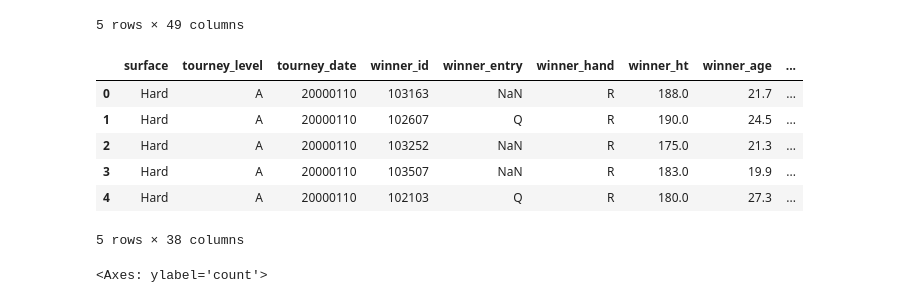
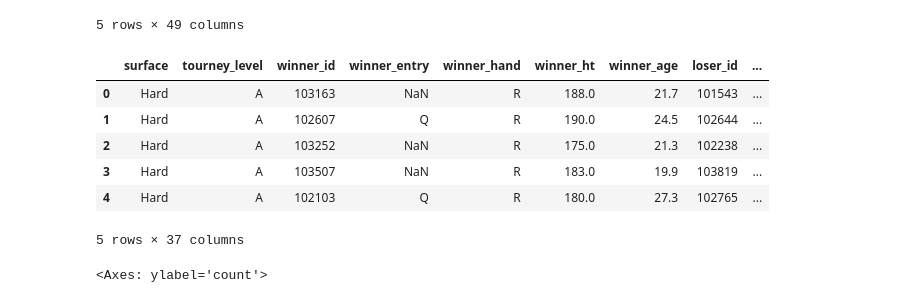
Before and after one commit to stachu213/SiProjekt, a Jupyter notebook: data_eng.ipynb, the cells around one changed output. Drawn from its saved outputs; the diff is of its cells as text; code cells hidden in the pictures.

```diff
--- a/data_eng.ipynb
+++ b/data_eng.ipynb
@@ -15,20 +15,20 @@ tenis_df.head(5)
 # %%
 columns_to_drop = [
     'tourney_id', 'tourney_name', 'draw_size', 'match_num', 'winner_seed',
     'winner_name', 'loser_seed', 'winner_ioc', 'loser_name', 'loser_seed',
-    'loser_ioc', 'score'
+    'loser_ioc', 'score', 'tourney_date'
 ]
 
 tenis_df = tenis_df.drop(columns=columns_to_drop)
 tenis_df.head(5)
 # %% [output]
-|  | surface | tourney_level | tourney_date | winner_id | winner_entry | winner_hand | winner_ht | winner_age | ... |
-| 0 | Hard | A | 20000110 | 103163 | NaN | R | 188.0 | 21.7 | ... |
-| 1 | Hard | A | 20000110 | 102607 | Q | R | 190.0 | 24.5 | ... |
-| 2 | Hard | A | 20000110 | 103252 | NaN | R | 175.0 | 21.3 | ... |
-| 3 | Hard | A | 20000110 | 103507 | NaN | R | 183.0 | 19.9 | ... |
-| 4 | Hard | A | 20000110 | 102103 | Q | R | 180.0 | 27.3 | ... |
+|  | surface | tourney_level | winner_id | winner_entry | winner_hand | winner_ht | winner_age | loser_id | ... |
+| 0 | Hard | A | 103163 | NaN | R | 188.0 | 21.7 | 101543 | ... |
+| 1 | Hard | A | 102607 | Q | R | 190.0 | 24.5 | 102644 | ... |
+| 2 | Hard | A | 103252 | NaN | R | 175.0 | 21.3 | 102238 | ... |
+| 3 | Hard | A | 103507 | NaN | R | 183.0 | 19.9 | 103819 | ... |
+| 4 | Hard | A | 102103 | Q | R | 180.0 | 27.3 | 102765 | ... |
-5 rows × 38 columns
+5 rows × 37 columns
 # %%
 tenis_df = tenis_df.dropna(subset=['surface'])
 surface = tenis_df['surface'].value_counts()
```
Also changed, not shown: parts of 9 cells of this notebook, 1 other file.
